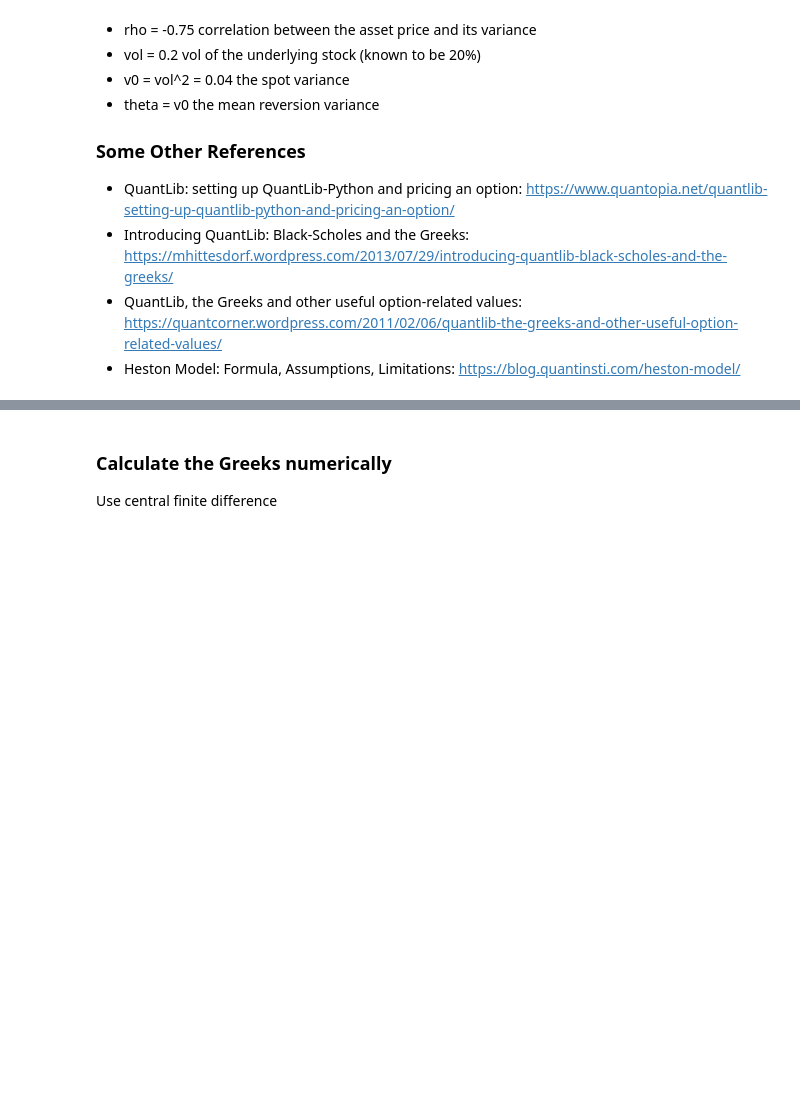
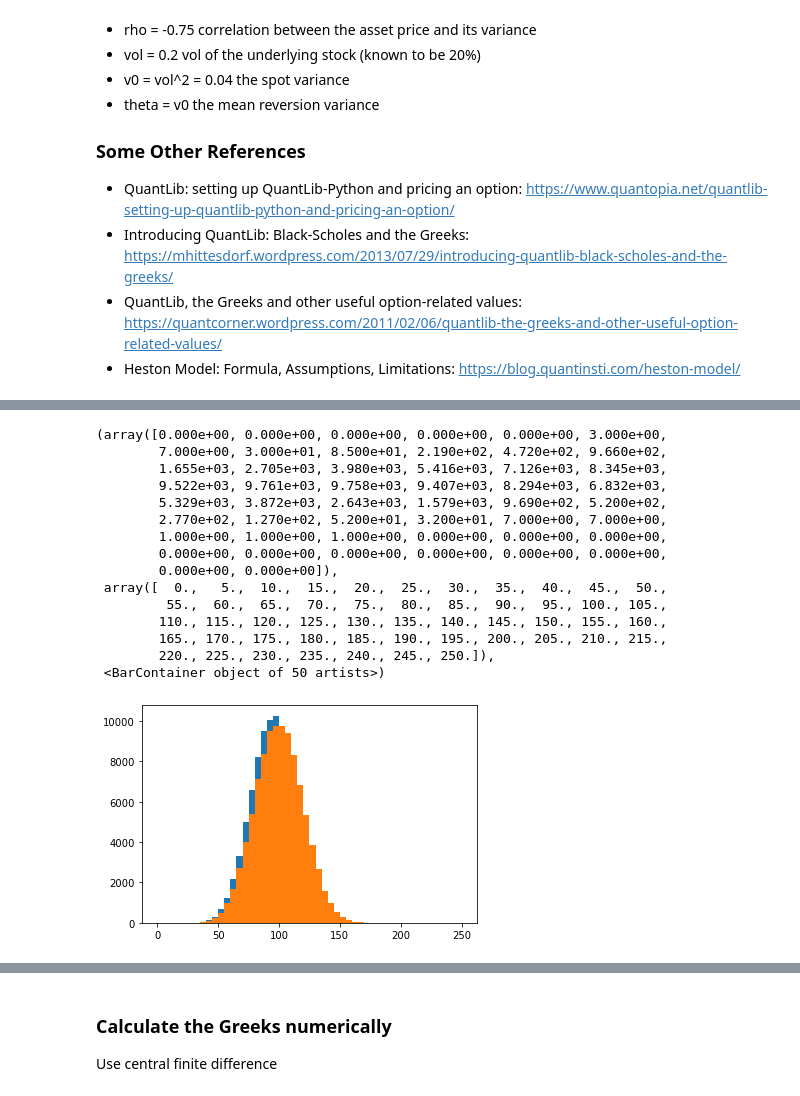
Before and after one commit to Parliamenthill/DeepHedging, a Jupyter notebook: Heston_Model.ipynb, the cells around one changed output, grey strips where cells are left out. Drawn from its saved outputs; the diff is of its cells as text; code cells hidden in the pictures; blank space fills up the shorter version.

```diff
--- a/Heston_Model.ipynb
+++ b/Heston_Model.ipynb
@@ -217,0 +259,38 @@ theta = v0   # mean reversion variance
+# %%
+import QuantLib as ql
+import numpy as np
+import pandas as pd
+from matplotlib import pyplot as plt
+from mpl_toolkits.mplot3d import Axes3D
+
+# Utility function to pull out spot and vol paths as Pandas dataframes
+def generate_multi_paths_df(sequence, num_paths):
+    spot_paths = []
+    vol_paths = []
+
+    for i in range(num_paths):
+        sample_path = seq.next()
+        values = sample_path.value()
+
+        spot, vol = values
+
+        spot_paths.append([x for x in spot])
+        vol_paths.append([x for x in vol])
+
+    df_spot = pd.DataFrame(spot_paths, columns=[spot.time(x) for x in range(len(spot))])
+    df_vol = pd.DataFrame(vol_paths, columns=[spot.time(x) for x in range(len(spot))])
+
+    return df_spot, df_vol
+
+
+
+timestep = 8
+length = 1
+times = ql.TimeGrid(length, timestep)
+dimension = heston_process.factors()
+
+rng = ql.GaussianRandomSequenceGenerator(ql.UniformRandomSequenceGenerator(dimension * timestep, ql.UniformRandomGenerator()))
+seq = ql.GaussianMultiPathGenerator(heston_process, list(times), rng, False)
+
+df_spot, df_vol = generate_multi_paths_df(seq, 100000)
+df_spot.head()
@@ -217,0 +304,20 @@ theta = v0   # mean reversion variance
+# %%
+plt.hist(price_path[:,-1], bins=np.linspace(0, 250, 51))
+plt.hist(df_spot[1.0], bins=np.linspace(0, 250, 51))
+# %% [output]
+(array([0.000e+00, 0.000e+00, 0.000e+00, 0.000e+00, 0.000e+00, 3.000e+00,
+        7.000e+00, 3.000e+01, 8.500e+01, 2.190e+02, 4.720e+02, 9.660e+02,
+        1.655e+03, 2.705e+03, 3.980e+03, 5.416e+03, 7.126e+03, 8.345e+03,
+        9.522e+03, 9.761e+03, 9.758e+03, 9.407e+03, 8.294e+03, 6.832e+03,
+        5.329e+03, 3.872e+03, 2.643e+03, 1.579e+03, 9.690e+02, 5.200e+02,
+        2.770e+02, 1.270e+02, 5.200e+01, 3.200e+01, 7.000e+00, 7.000e+00,
+        1.000e+00, 1.000e+00, 1.000e+00, 0.000e+00, 0.000e+00, 0.000e+00,
+        0.000e+00, 0.000e+00, 0.000e+00, 0.000e+00, 0.000e+00, 0.000e+00,
+        0.000e+00, 0.000e+00]),
+ array([  0.,   5.,  10.,  15.,  20.,  25.,  30.,  35.,  40.,  45.,  50.,
+         55.,  60.,  65.,  70.,  75.,  80.,  85.,  90.,  95., 100., 105.,
+        110., 115., 120., 125., 130., 135., 140., 145., 150., 155., 160.,
+        165., 170., 175., 180., 185., 190., 195., 200., 205., 210., 215.,
+        220., 225., 230., 235., 240., 245., 250.]),
+ <BarContainer object of 50 artists>)
+[figure, added]
```
Also changed, not shown: parts of 7 cells of this notebook, 2 other files.
